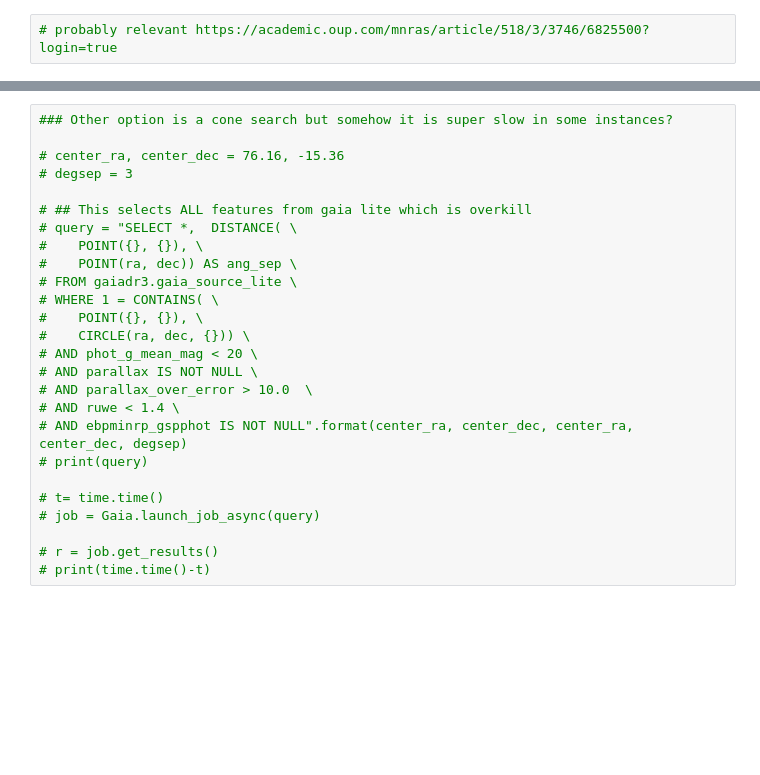
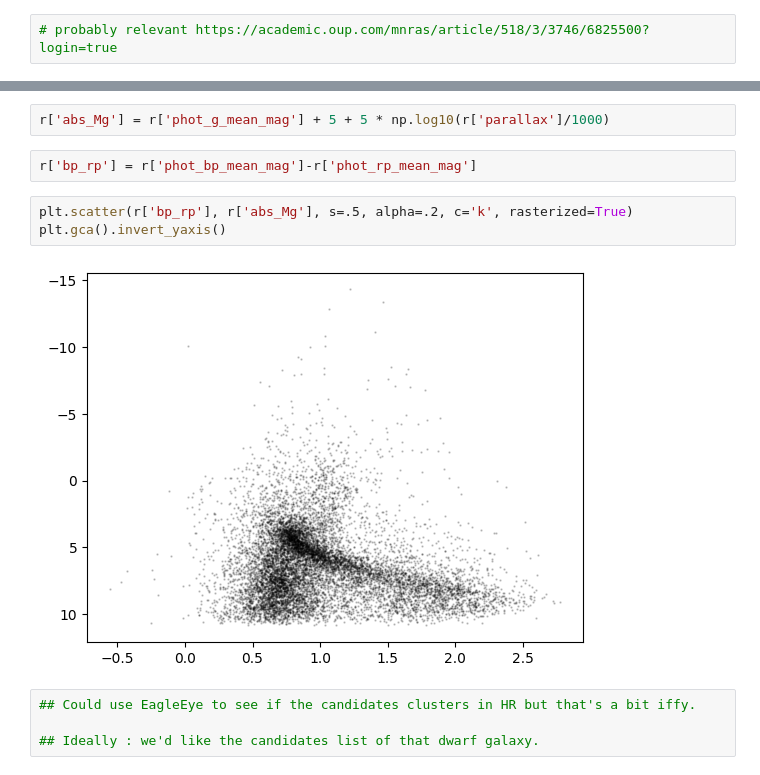
Before and after one commit to contardog/gaia_ee, a Jupyter notebook: grabbind_gaiadata.ipynb, the cells around one changed output, grey strips where cells are left out. Saved outputs shown, nothing was run; the diff lists cells and outputs as text; blank space fills up the shorter version.

```diff
--- a/grabbind_gaiadata.ipynb
+++ b/grabbind_gaiadata.ipynb
@@ -353,26 +290,13 @@ Table length=29
-# %%
-### Other option is a cone search but somehow it is super slow in some instances?
-
-# center_ra, center_dec = 76.16, -15.36
-# degsep = 3
-
-# ## This selects ALL features from gaia lite which is overkill
-# query = "SELECT *,  DISTANCE( \
-#    POINT({}, {}), \
-#    POINT(ra, dec)) AS ang_sep \
-# FROM gaiadr3.gaia_source_lite \
-# WHERE 1 = CONTAINS( \
-#    POINT({}, {}), \
-#    CIRCLE(ra, dec, {})) \
-# AND phot_g_mean_mag < 20 \
-# AND parallax IS NOT NULL \
-# AND parallax_over_error > 10.0  \
-# AND ruwe < 1.4 \
-# AND ebpminrp_gspphot IS NOT NULL".format(center_ra, center_dec, center_ra, center_dec, degsep)
-# print(query)
-
-# t= time.time()
-# job = Gaia.launch_job_async(query)
-
-# r = job.get_results()
-# print(time.time()-t)
+# %%
+r['abs_Mg'] = r['phot_g_mean_mag'] + 5 + 5 * np.log10(r['parallax']/1000)
+# %%
+r['bp_rp'] = r['phot_bp_mean_mag']-r['phot_rp_mean_mag']
+# %%
+plt.scatter(r['bp_rp'], r['abs_Mg'], s=.5, alpha=.2, c='k', rasterized=True)
+plt.gca().invert_yaxis()
+# %% [output]
+[figure, added]
+# %%
+## Could use EagleEye to see if the candidates clusters in HR but that's a bit iffy.
+
+## Ideally : we'd like the candidates list of that dwarf galaxy.
```
Also changed, not shown: parts of 41 cells of this notebook.
